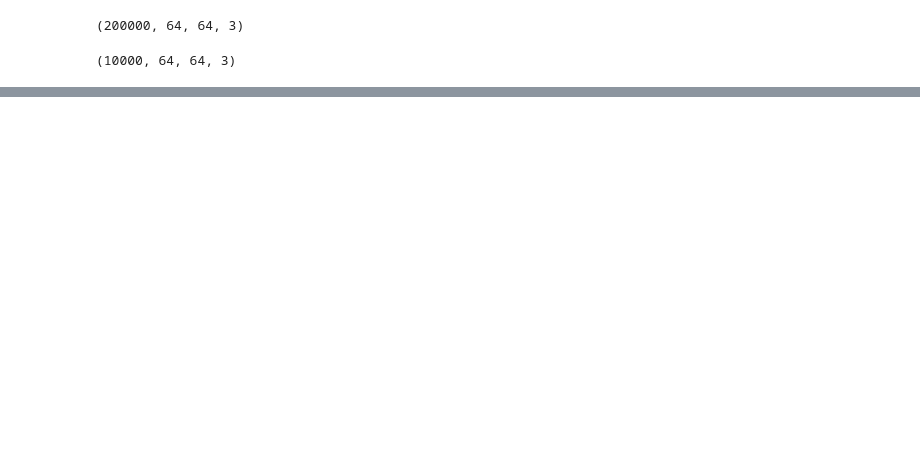
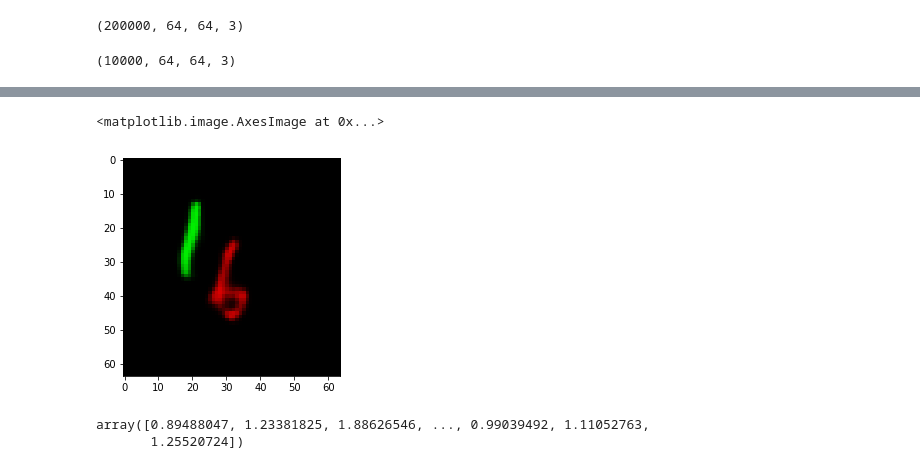
Before and after one commit to jadyn-ahn/ml_final, a Jupyter notebook: Test.ipynb, the cells around one changed output, grey strips where cells are left out. Drawn from its saved outputs; the diff is of its cells as text; code cells hidden in the pictures; blank space fills up the shorter version.

```diff
--- a/Test.ipynb
+++ b/Test.ipynb
@@ -114,0 +221,10 @@ len(DataPath.vec_paths("train"))
+# %%
+plt.imshow(img1[0])
+# %% [output]
+<matplotlib.image.AxesImage at 0x...>
+[figure, added]
+# %%
+target_vec + 1
+# %% [output]
+array([0.89488047, 1.23381825, 1.88626546, ..., 0.99039492, 1.11052763,
+       1.25520724])
```
Also changed, not shown: parts of 41 cells of this notebook, 8 other files.
